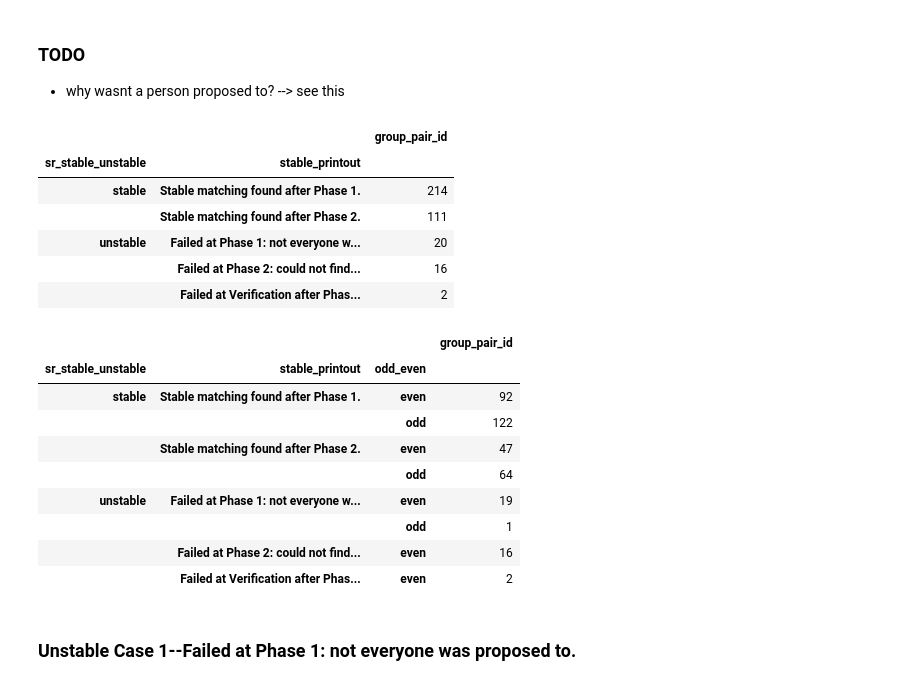
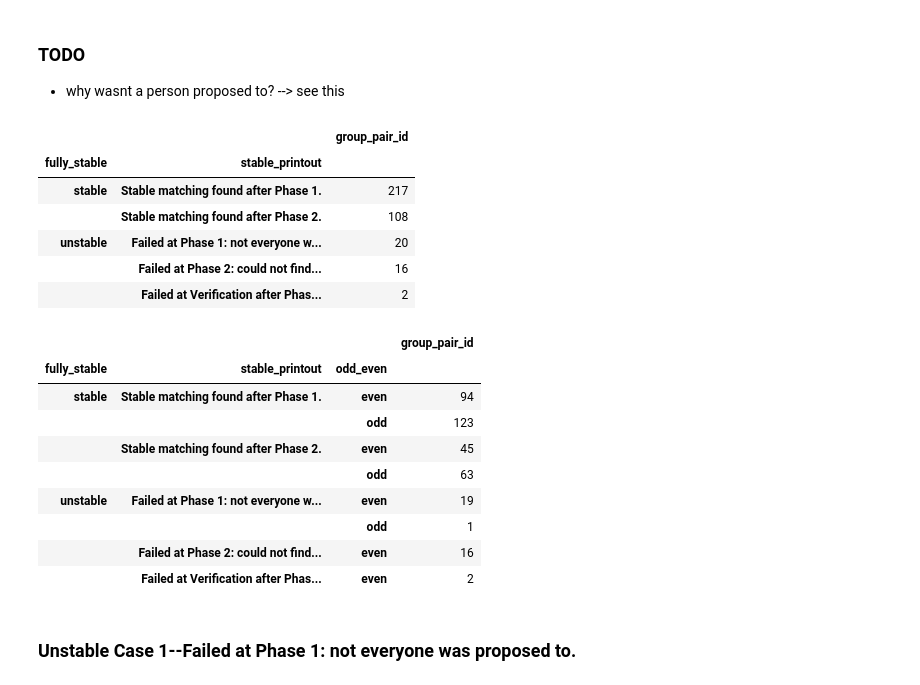
Before and after one commit to melissachen2000/pair-research-matching-alg, a Jupyter notebook: stable-matching/SRMatchingAnalysis.ipynb, the cells around one changed output. Cells and saved outputs as stored; diff of their text form; code cells hidden in the pictures.

```diff
--- a/stable-matching/SRMatchingAnalysis.ipynb
+++ b/stable-matching/SRMatchingAnalysis.ipynb
@@ -461,7 +463,8 @@ def sr_matching_pair_research(group_pair_id, handle_odd_method='remove', remove_
     curr_pref_matrix = create_preference_matrix(curr_weighted_matrix)
 
     # run stable roommates
-    stable_result, debug = sr_matching(curr_pref_matrix, handle_odd_method=handle_odd_method, remove_all=remove_all)
+    stable_result, is_fully_stable, debug = sr_matching(curr_pref_matrix, handle_odd_method=handle_odd_method,
+                                                        remove_all=remove_all)
 
     # determine stability of MWM matching
     mwm_stability = compute_mwm_stability(group_pair_id, curr_user_index_dict, curr_pref_matrix)
@@ -484,8 +487,9 @@ def sr_matching_pair_research(group_pair_id, handle_odd_method='remove', remove_
         'user_count': user_count,
         'odd_even': 'even' if user_count % 2 == 0 else 'odd',
         'odd_handling': handle_odd_method,
-        'stable_result': stable_result,
-        'sr_stable_unstable': 'unstable' if stable_result is None else 'stable',
+        'sr_matching_result': stable_result,
+        'fully_stable': 'stable' if is_fully_stable else 'unstable',
+        'sr_matching_cardinality': compute_matching_cardinality(stable_result),
         'mwm_stable_unstable': mwm_stable_text,
         'stable_printout': debug,
         'affinity_matrix': curr_affinity_matrix,
@@ -676,24 +681,24 @@ Total: 363 (100.00%)
 ### TODO
 - why wasnt a person proposed to? --> see this
 # %%
-remove_all_pairings_df[['sr_stable_unstable', 'stable_printout', 'group_pair_id']].groupby(['sr_stable_unstable', 'stable_printout']).count()
+remove_all_pairings_df[['fully_stable', 'stable_printout', 'group_pair_id']].groupby(['fully_stable', 'stable_printout']).count()
 # %% [output]
 |  |  | group_pair_id |
-| sr_stable_unstable | stable_printout |  |
-| stable | Stable matching found after Phase 1. | 214 |
-|  | Stable matching found after Phase 2. | 111 |
+| fully_stable | stable_printout |  |
+| stable | Stable matching found after Phase 1. | 217 |
+|  | Stable matching found after Phase 2. | 108 |
 | unstable | Failed at Phase 1: not everyone w... | 20 |
 |  | Failed at Phase 2: could not find... | 16 |
 |  | Failed at Verification after Phas... | 2 |
 # %%
-remove_all_pairings_df[['sr_stable_unstable', 'stable_printout', 'odd_even', 'group_pair_id']].groupby(['sr_stable_unstable', 'stable_printout', 'odd_even']).count()
+remove_all_pairings_df[['fully_stable', 'stable_printout', 'odd_even', 'group_pair_id']].groupby(['fully_stable', 'stable_printout', 'odd_even']).count()
 # %% [output]
 |  |  |  | group_pair_id |
-| sr_stable_unstable | stable_printout | odd_even |  |
-| stable | Stable matching found after Phase 1. | even | 92 |
-|  |  | odd | 122 |
-|  | Stable matching found after Phase 2. | even | 47 |
-|  |  | odd | 64 |
+| fully_stable | stable_printout | odd_even |  |
+| stable | Stable matching found after Phase 1. | even | 94 |
+|  |  | odd | 123 |
+|  | Stable matching found after Phase 2. | even | 45 |
+|  |  | odd | 63 |
 | unstable | Failed at Phase 1: not everyone w... | even | 19 |
 |  |  | odd | 1 |
 |  | Failed at Phase 2: could not find... | even | 16 |
```
Also changed, not shown: parts of 10 cells of this notebook, 2 other files.
